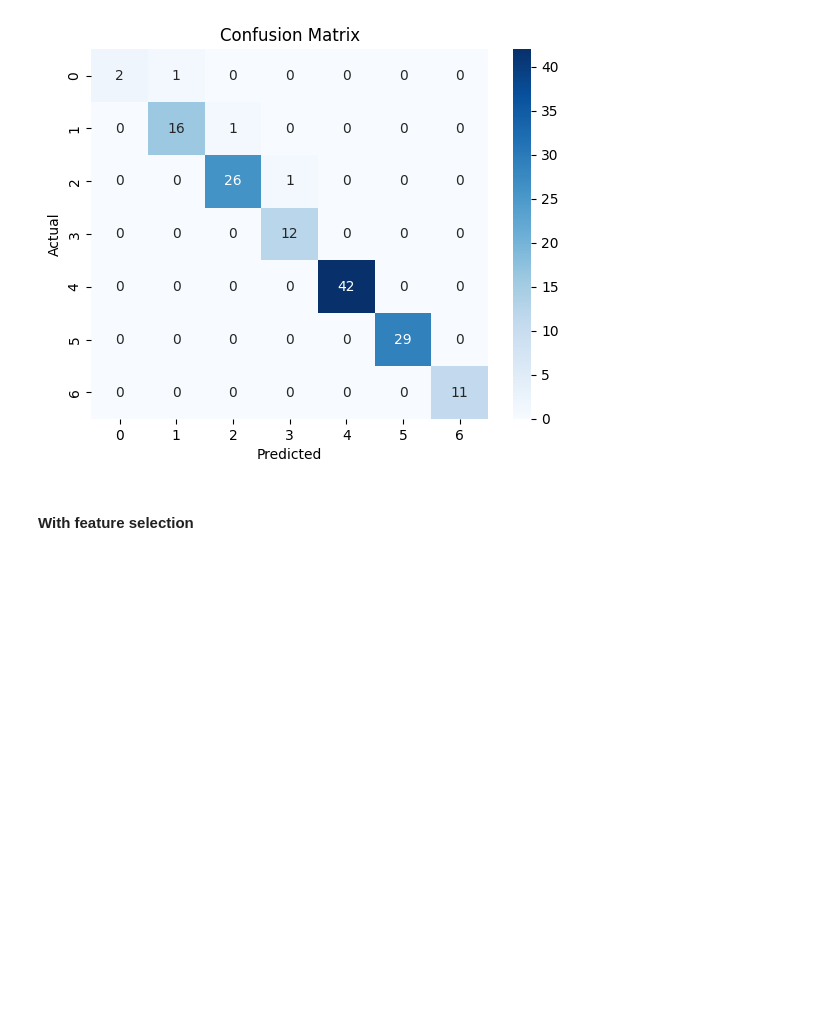
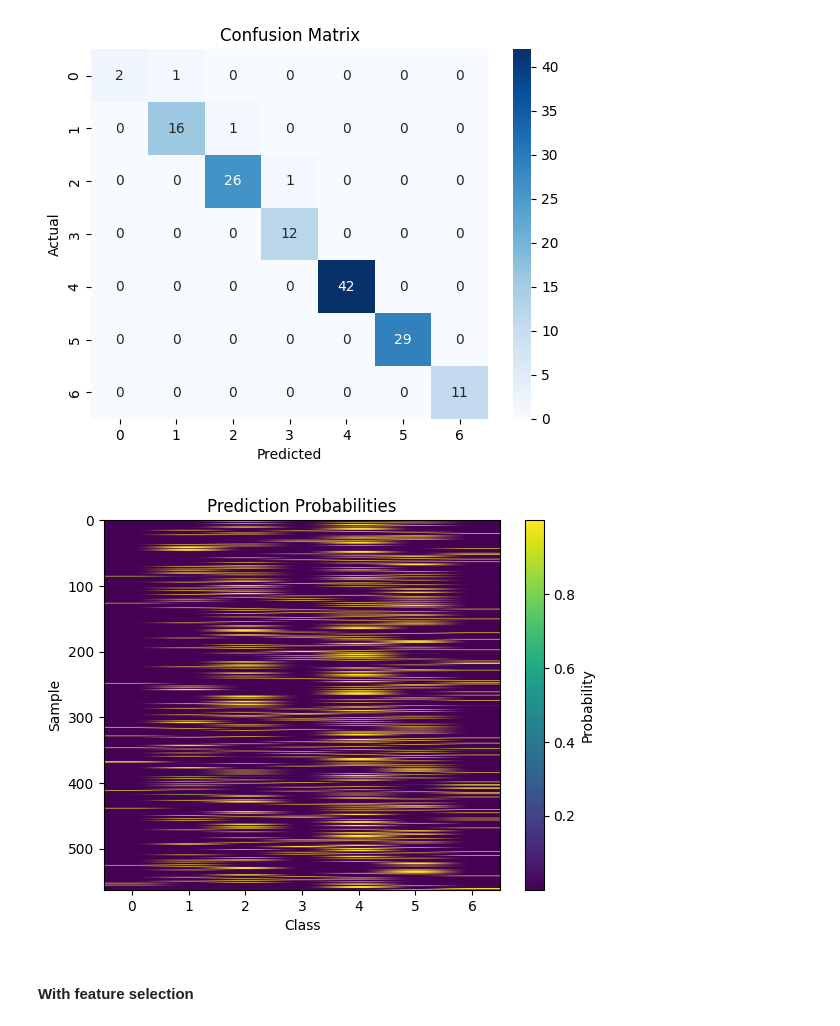
Before and after one commit to Andradev101/pause-student-social-media-addiction-eda, a Jupyter notebook: notebooks/feature-selection.ipynb, the cells around one changed output. Saved outputs shown, nothing was run; the diff lists cells and outputs as text; code cells hidden in the pictures; blank space fills up the shorter version.

Commit message:
adding some prediction probabilities

```diff
--- a/notebooks/feature-selection.ipynb
+++ b/notebooks/feature-selection.ipynb
@@ -338,6 +349,7 @@ Verifying performance measurements:
 # %%
 from xgboost import XGBClassifier
 from sklearn.preprocessing import LabelEncoder
+from sklearn.metrics import mean_squared_error, accuracy_score, classification_report
 
 # load data into a DataFrame
 data = whole_df.drop(columns='Student_ID')
@@ -368,14 +380,11 @@ X_train, X_test, y_train, y_test = train_test_split(
 model = XGBClassifier(enable_categorical=True)
 model.fit(X_train, y_train)
 
-from sklearn.metrics import accuracy_score, classification_report
-
 y_pred = model.predict(X_test)
+train_pred = model.predict(X_train)
+class_probabilities = model.predict_proba(X_train)
 
 print(classification_report(y_test, y_pred))
-
-train_pred = model.predict(X_train)
-
 print("Train accuracy:", accuracy_score(y_train, train_pred))
 print("Test accuracy:", accuracy_score(y_test, y_pred))
 # %% [output]
@@ -410,6 +419,17 @@ plt.title("Confusion Matrix")
 plt.show()
 # %% [output]
 [figure]
+# %%
+import matplotlib.pyplot as plt
+
+plt.imshow(class_probabilities, aspect='auto')
+plt.colorbar(label="Probability")
+plt.xlabel("Class")
+plt.ylabel("Sample")
+plt.title("Prediction Probabilities")
+plt.show()
+# %% [output]
+[figure, added]
 # %% [markdown]
 #### With feature selection
 # %%
```
Also changed, not shown: parts of 22 cells of this notebook.
